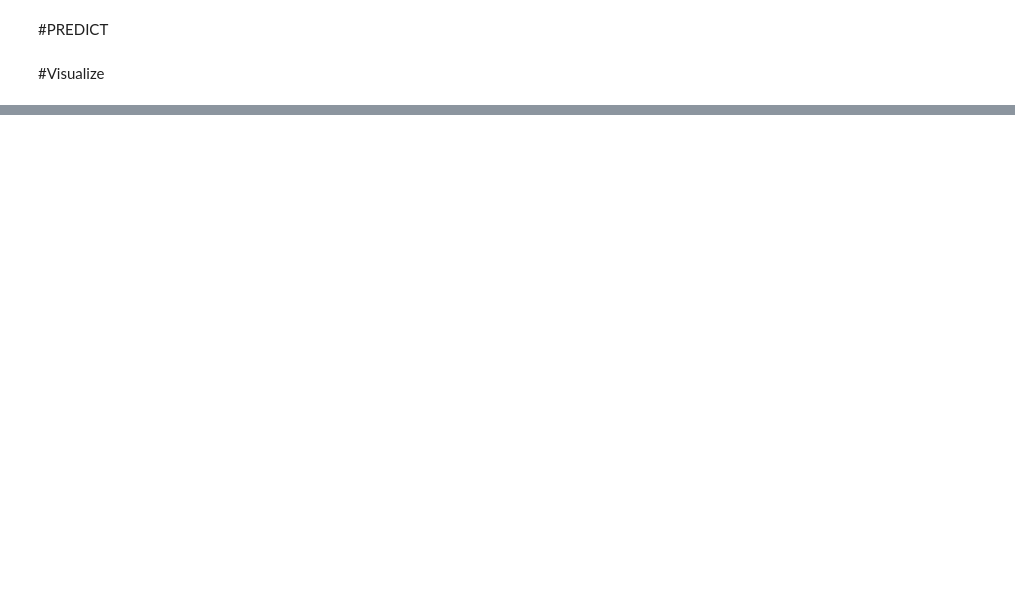
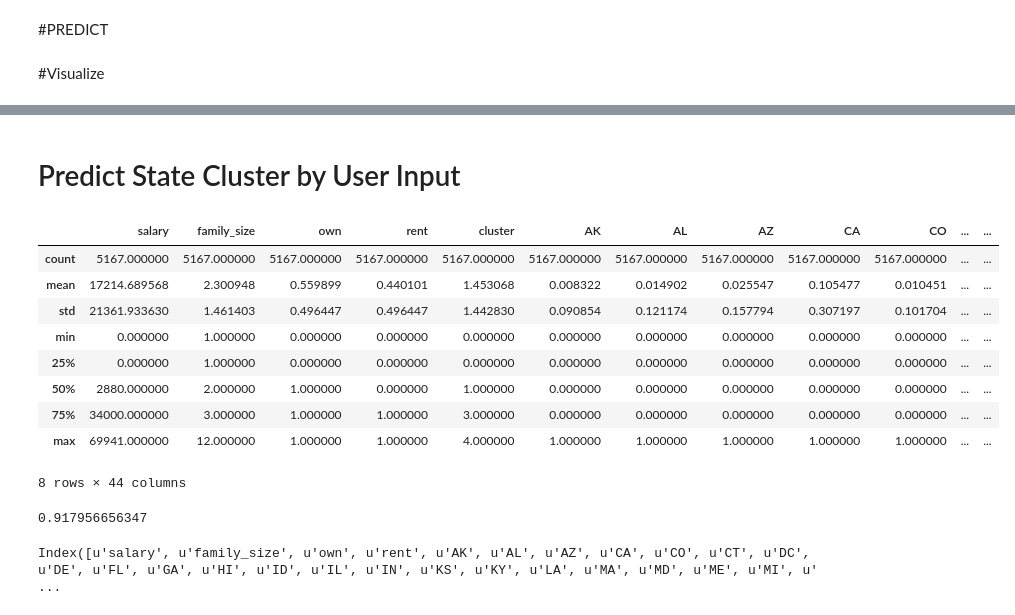
Before and after one commit to ndanielsen/canimakeit, a Jupyter notebook: wrangle/MVP State Clustering.ipynb, the cells around one changed output, grey strips where cells are left out. Saved outputs shown, nothing was run; the diff lists cells and outputs as text; code cells hidden in the pictures; blank space fills up the shorter version.

Commit message:
added cluster and logreg to statecluster

```diff
--- a/wrangle/MVP State Clustering.ipynb
+++ b/wrangle/MVP State Clustering.ipynb
@@ -70,0 +78,11 @@ data.plot(kind='hexbin', x='state', y='salary', C='cluster', figsize=(10,10), xl
+# %%
+state_dict = {1: 'AL', 2: 'AK', 4: 'AZ', 5: 'AR', 6: 'CA', 8: 'CO', 9: 'CT', 10: 'DE', 11: 'DC',
+12: 'FL', 13: 'GA', 15: 'HI', 16: 'ID', 17: 'IL', 18: 'IN', 20: 'KS', 21: 'KY',
+22: 'LA', 23: 'ME', 24: 'MD', 25: 'MA', 26: 'MI', 27: 'MN', 28: 'MS', 29: 'MO',
+30: 'MT', 31: 'NE', 32: 'NV', 33: 'NH', 34: 'NJ', 36: 'NY', 37: 'NC', 39: 'OH',
+40: 'OK', 41: 'OR', 42: 'PA', 44: 'RI', 45: 'SC', 46: 'SD', 47: 'TN', 48: 'TX',
+49: 'UT', 51: 'VA', 53: 'WA', 54: 'WV', 55: 'WI'}
+
+data['state'] = data.state.map(state_dict)
+# %% [markdown]
+# Predict State Cluster by User Input
@@ -70,0 +94,17 @@ data.plot(kind='hexbin', x='state', y='salary', C='cluster', figsize=(10,10), xl
+# %%
+state_dummy_vars = pd.get_dummies(data.state)
+# %%
+mvp_state_predict = pd.merge(data, state_dummy_vars, left_index=True, right_index=True, how='outer')
+# %%
+mvp_state_predict.head()
+# %% [output]
+|  | salary | family_size | own | rent | cluster | AK | AL | AZ | CA | CO | ... | ... |
+| count | 5167.000000 | 5167.000000 | 5167.000000 | 5167.000000 | 5167.000000 | 5167.000000 | 5167.000000 | 5167.000000 | 5167.000000 | 5167.000000 | ... | ... |
+| mean | 17214.689568 | 2.300948 | 0.559899 | 0.440101 | 1.453068 | 0.008322 | 0.014902 | 0.025547 | 0.105477 | 0.010451 | ... | ... |
+| std | 21361.933630 | 1.461403 | 0.496447 | 0.496447 | 1.442830 | 0.090854 | 0.121174 | 0.157794 | 0.307197 | 0.101704 | ... | ... |
+| min | 0.000000 | 1.000000 | 0.000000 | 0.000000 | 0.000000 | 0.000000 | 0.000000 | 0.000000 | 0.000000 | 0.000000 | ... | ... |
+| 25% | 0.000000 | 1.000000 | 0.000000 | 0.000000 | 0.000000 | 0.000000 | 0.000000 | 0.000000 | 0.000000 | 0.000000 | ... | ... |
+| 50% | 2880.000000 | 2.000000 | 1.000000 | 0.000000 | 1.000000 | 0.000000 | 0.000000 | 0.000000 | 0.000000 | 0.000000 | ... | ... |
+| 75% | 34000.000000 | 3.000000 | 1.000000 | 1.000000 | 3.000000 | 0.000000 | 0.000000 | 0.000000 | 0.000000 | 0.000000 | ... | ... |
+| max | 69941.000000 | 12.000000 | 1.000000 | 1.000000 | 4.000000 | 1.000000 | 1.000000 | 1.000000 | 1.000000 | 1.000000 | ... | ... |
+8 rows × 44 columns
@@ -70,0 +117,16 @@ data.plot(kind='hexbin', x='state', y='salary', C='cluster', figsize=(10,10), xl
+# %%
+X_train, X_test, y_train, y_test = train_test_split(X, y, random_state = 2)
+
+# Fit model
+logreg = LogisticRegression()
+logreg.fit(X_train, y_train)
+y_pred = logreg.predict(X_test) # Predict
+
+# Access accuracy
+print metrics.accuracy_score(y_test, y_pred)
+# %% [output]
+0.917956656347
+# %%
+X.columns
+# %% [output]
+Index([u'salary', u'family_size', u'own', u'rent', u'AK', u'AL', u'AZ', u'CA', u'CO', u'CT', u'DC', u'DE', u'FL', u'GA', u'HI', u'ID', u'IL', u'IN', u'KS', u'KY', u'LA', u'MA', u'MD', u'ME', u'MI', u' ...
```
Also changed, not shown: parts of 26 cells of this notebook, 4 other files.
